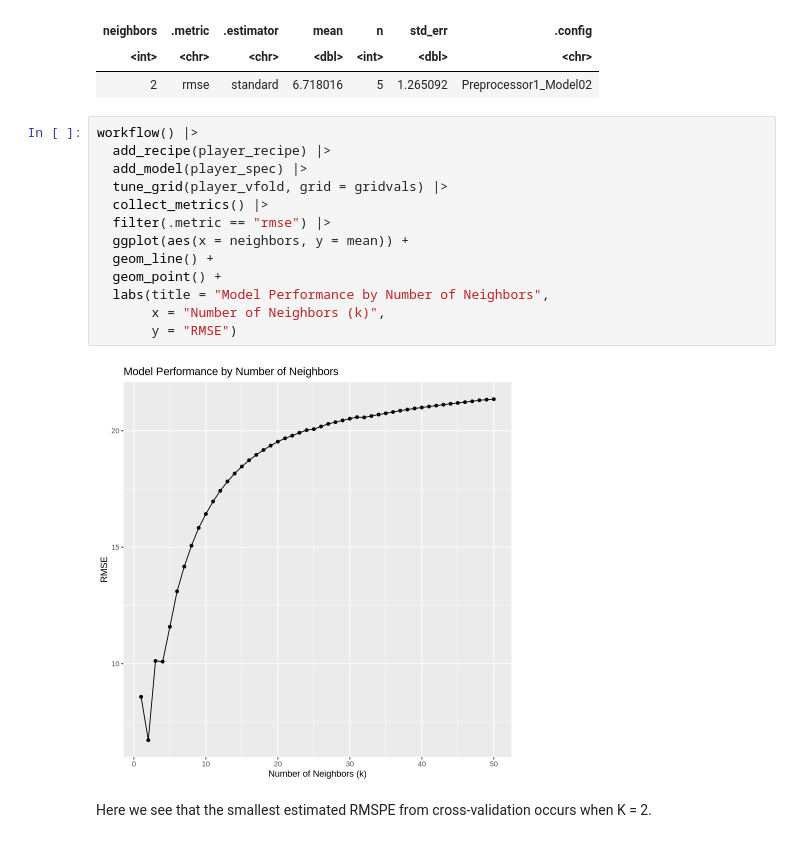
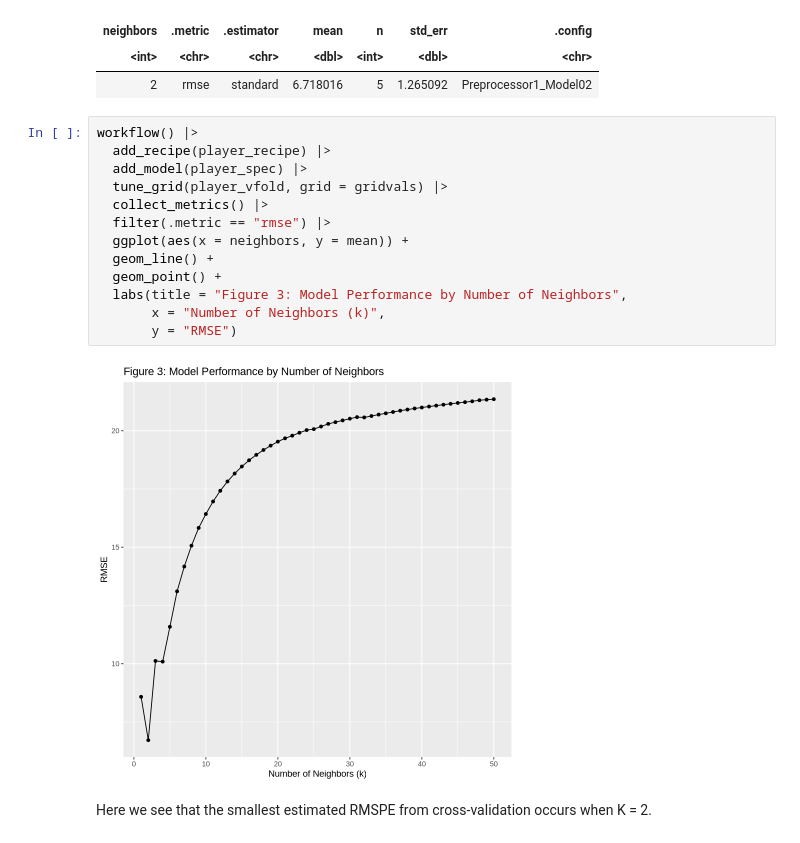
Before and after one commit to izzhou/dsci-100-project-team10, a Jupyter notebook: DSCI100_Project_Team_10.ipynb, the cells around one changed output. Saved outputs shown, nothing was run; the diff lists cells and outputs as text.

```diff
--- a/DSCI100_Project_Team_10.ipynb
+++ b/DSCI100_Project_Team_10.ipynb
@@ -294,18 +294,18 @@ A tibble: 1 × 7
 # %%
 workflow() |>
   add_recipe(player_recipe) |>
   add_model(player_spec) |>
   tune_grid(player_vfold, grid = gridvals) |>
   collect_metrics() |>
   filter(.metric == "rmse") |>
   ggplot(aes(x = neighbors, y = mean)) +
   geom_line() +
   geom_point() +
-  labs(title = "Model Performance by Number of Neighbors",
+  labs(title = "Figure 3: Model Performance by Number of Neighbors",
        x = "Number of Neighbors (k)",
        y = "RMSE")
 # %% [output]
-[figure, old version]
+[figure, new version]
 # %% [markdown]
 Here we see that the smallest estimated RMSPE from cross-validation occurs when K = 2.
 # %%
```
Also changed, not shown: parts of 9 cells of this notebook.
